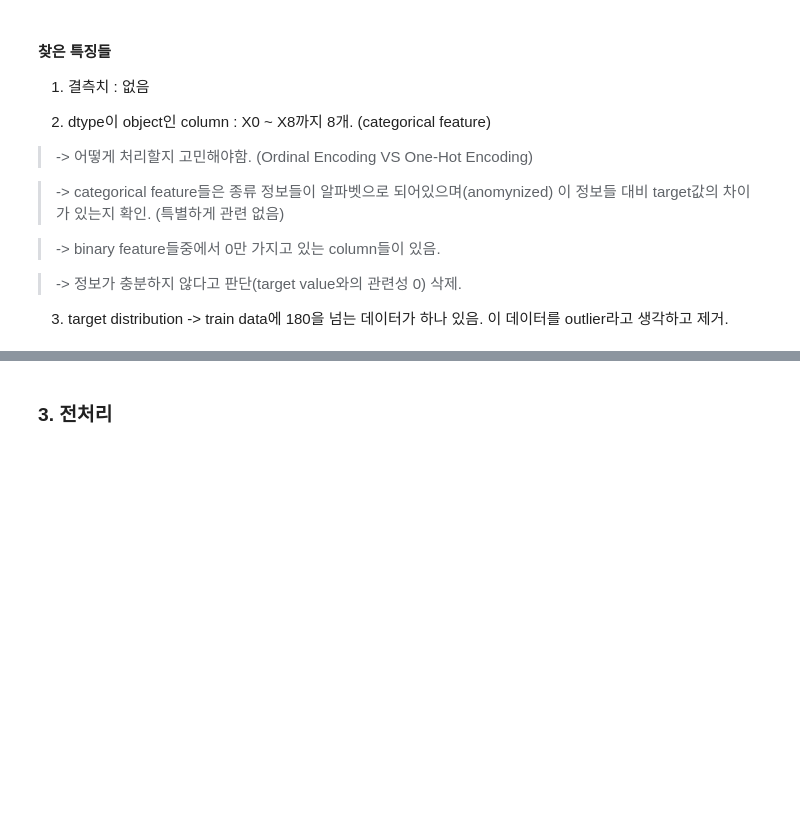
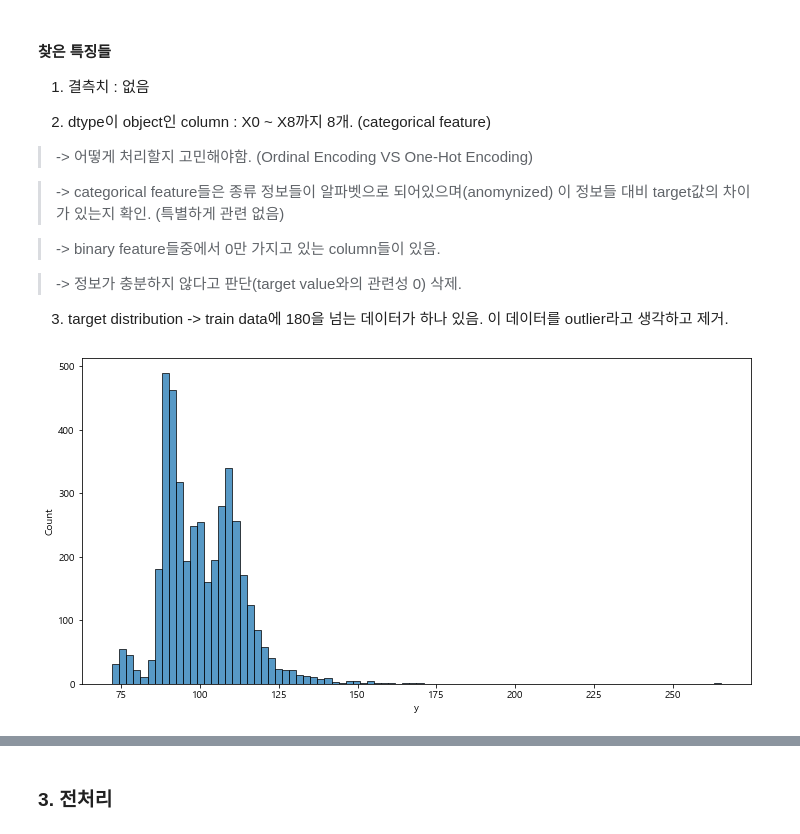
Before and after one commit to LEEHM97/machine-learning-exercises, a Jupyter notebook: 5.벤츠_생산공정 테스트 시간/Mercedes-Benz.ipynb, the cells around one changed output, grey strips where cells are left out. Cells and saved outputs as stored; diff of their text form; code cells hidden in the pictures; blank space fills up the shorter version.

```diff
--- a/5.벤츠_생산공정 테스트 시간/Mercedes-Benz.ipynb
+++ b/5.벤츠_생산공정 테스트 시간/Mercedes-Benz.ipynb
@@ -76,7 +71,7 @@ Mounted at /content/drive
 feature_reducing = "feature_importance" # "correlation" / "feature_importance" / "PCA"
 # %%
 # 데이터를 불러옵니다.
-base_path = "/content/drive/MyDrive/Colab Notebooks/data/mercedes-benz-greener-manufacturing/"
+base_path = "C:/Users/gmlkd/data/mercedes-benz-greener-manufacturing/"
 train = pd.read_csv(base_path + "train.csv")
 test = pd.read_csv(base_path + "test.csv")
 # %%
@@ -106,3 +101,9 @@ print(train.shape, test.shape)
 
 3. target distribution
 -> train data에 180을 넘는 데이터가 하나 있음. 이 데이터를 outlier라고 생각하고 제거.
+# %%
+plt.figure(figsize=(12,6))
+sns.histplot(data=train, x='y')
+plt.show()
+# %% [output]
+[figure, added]
```
Also changed, not shown: parts of 7 cells of this notebook.
